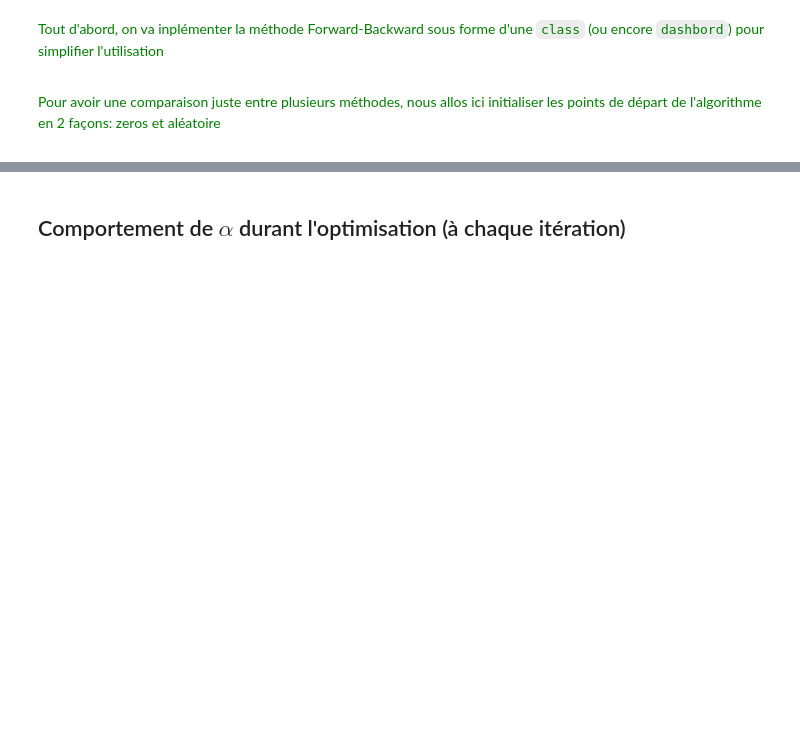
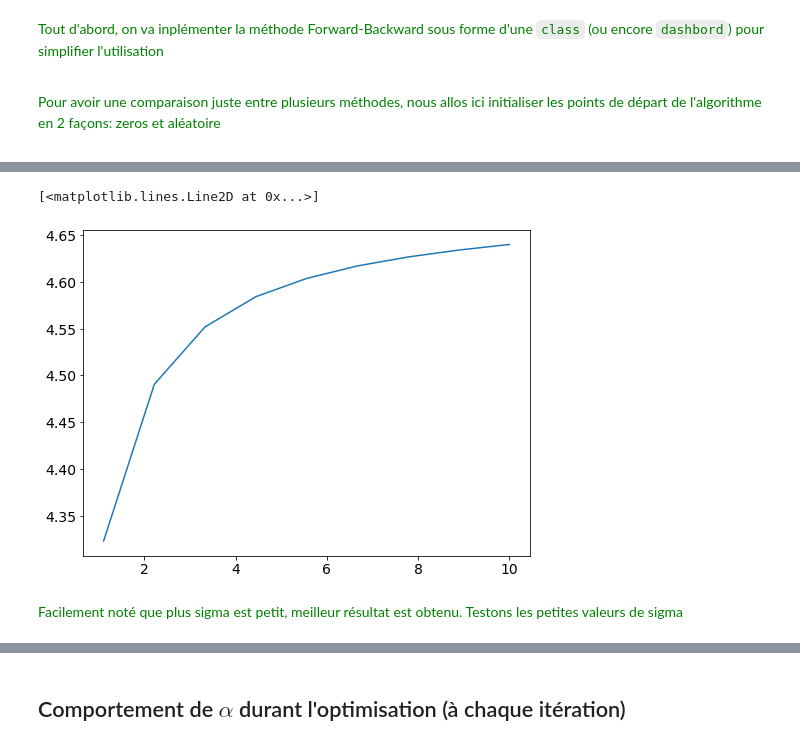
Before and after one commit to NguyenHai7120/Signal-Image-Optim, a Jupyter notebook: TP2_CompressiveSensing_NGUYEN_LE.ipynb, the cells around one changed output, grey strips where cells are left out. Cells and saved outputs as stored; diff of their text form; code cells hidden in the pictures; blank space fills up the shorter version.

```diff
--- a/TP2_CompressiveSensing_NGUYEN_LE.ipynb
+++ b/TP2_CompressiveSensing_NGUYEN_LE.ipynb
@@ -475,0 +493,7 @@ FB1.plot_result()
+# %%
+plt.plot(sigmas, erreur_norm)
+# %% [output]
+[<matplotlib.lines.Line2D at 0x...>]
+[figure, added]
+# %% [markdown]
+<span style="color:green"> Facilement noté que plus sigma est petit, meilleur résultat est obtenu. Testons les petites valeurs de sigma
```
Also changed, not shown: parts of 25 cells of this notebook.
